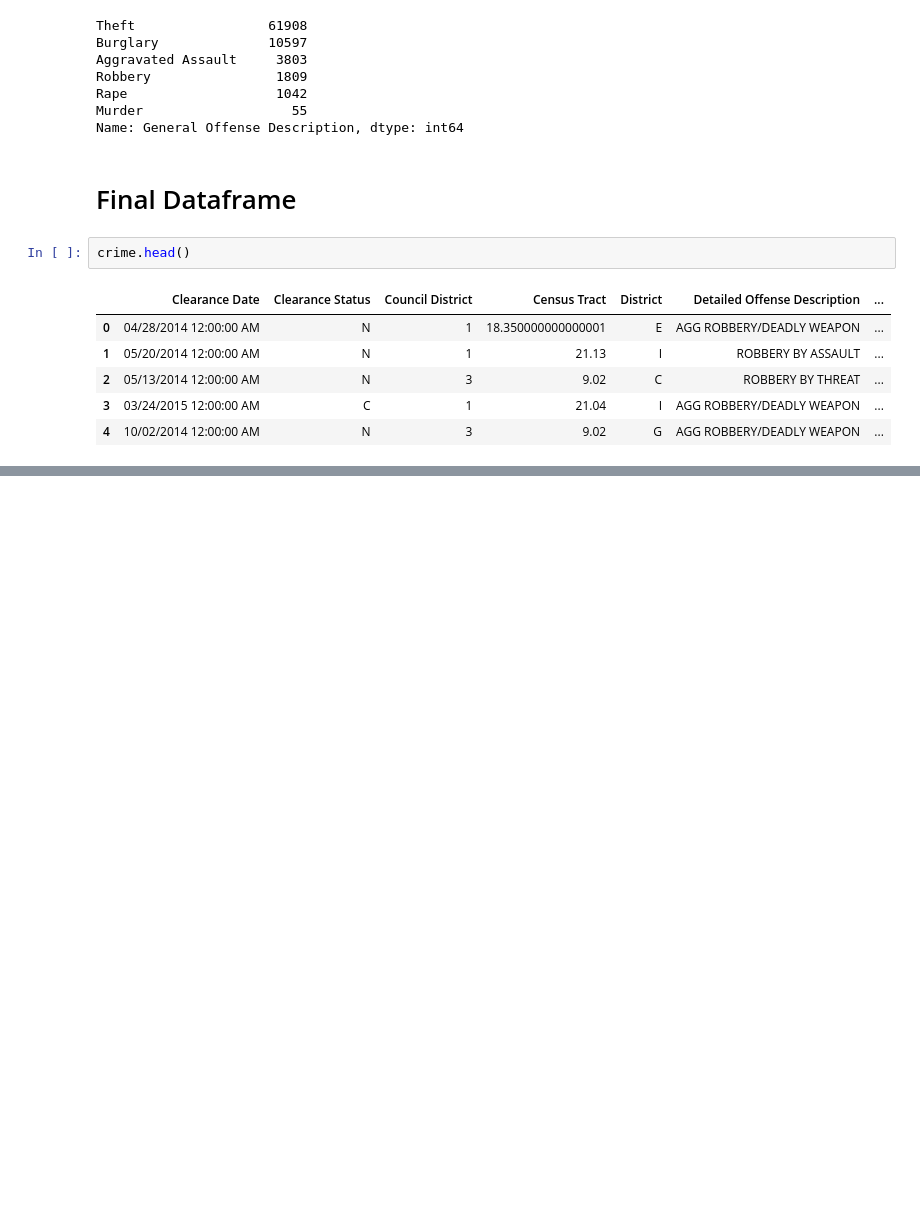
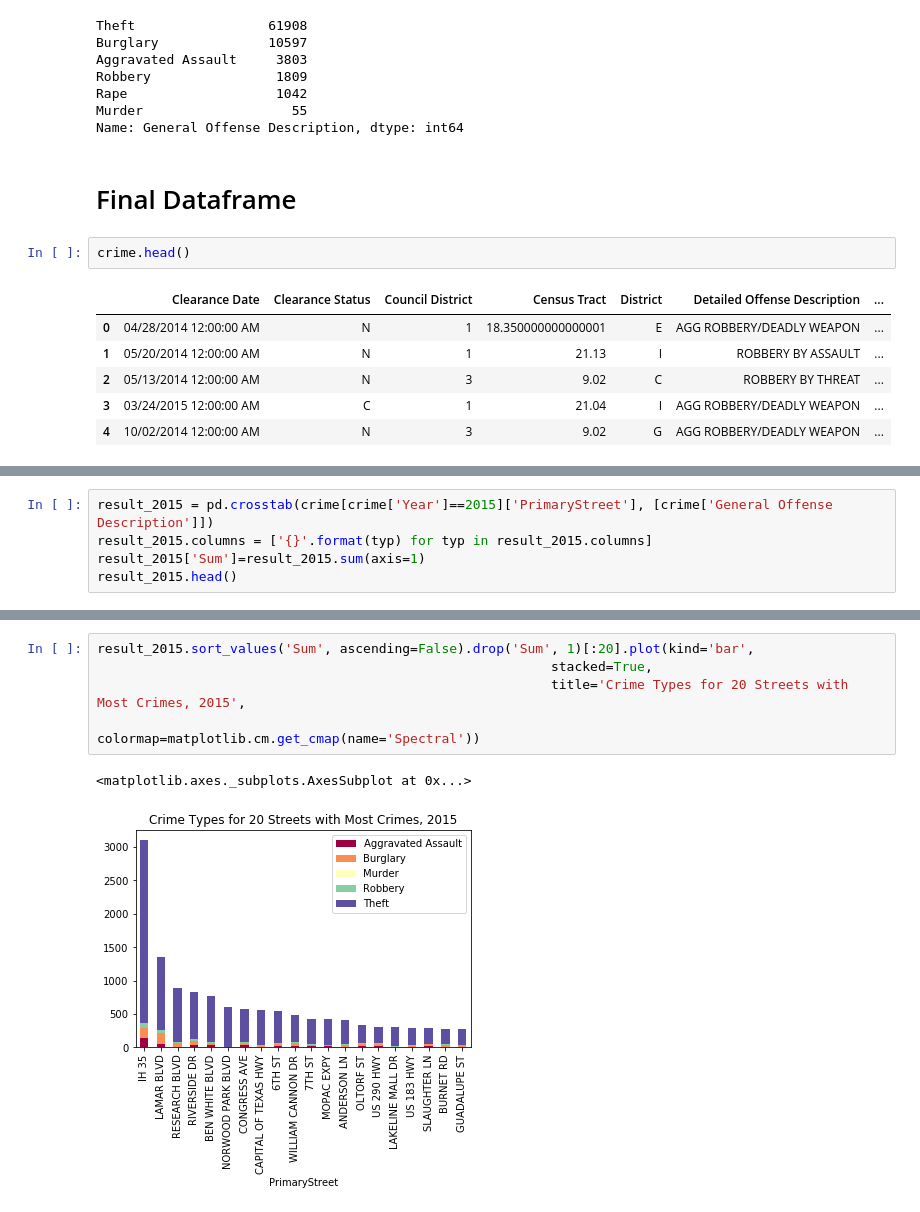
Before and after one commit to sxzhu/mis381_project, a Jupyter notebook: Exploratory_Template-Paige.ipynb, the cells around one changed output, grey strips where cells are left out. Saved outputs shown, nothing was run; the diff lists cells and outputs as text; blank space fills up the shorter version.

```diff
--- a/Exploratory_Template-Paige.ipynb
+++ b/Exploratory_Template-Paige.ipynb
@@ -163,0 +117,5 @@ Name: General Offense Description, dtype: int64
+# %%
+result_2015 = pd.crosstab(crime[crime['Year']==2015]['PrimaryStreet'], [crime['General Offense Description']])
+result_2015.columns = ['{}'.format(typ) for typ in result_2015.columns]
+result_2015['Sum']=result_2015.sum(axis=1)
+result_2015.head()
@@ -163,0 +138,8 @@ Name: General Offense Description, dtype: int64
+# %%
+result_2015.sort_values('Sum', ascending=False).drop('Sum', 1)[:20].plot(kind='bar',
+                                                          stacked=True,
+                                                          title='Crime Types for 20 Streets with Most Crimes, 2015',
+                                                          colormap=matplotlib.cm.get_cmap(name='Spectral'))
+# %% [output]
+<matplotlib.axes._subplots.AxesSubplot at 0x...>
+[figure, added]
```
Also changed, not shown: parts of 9 cells of this notebook.
